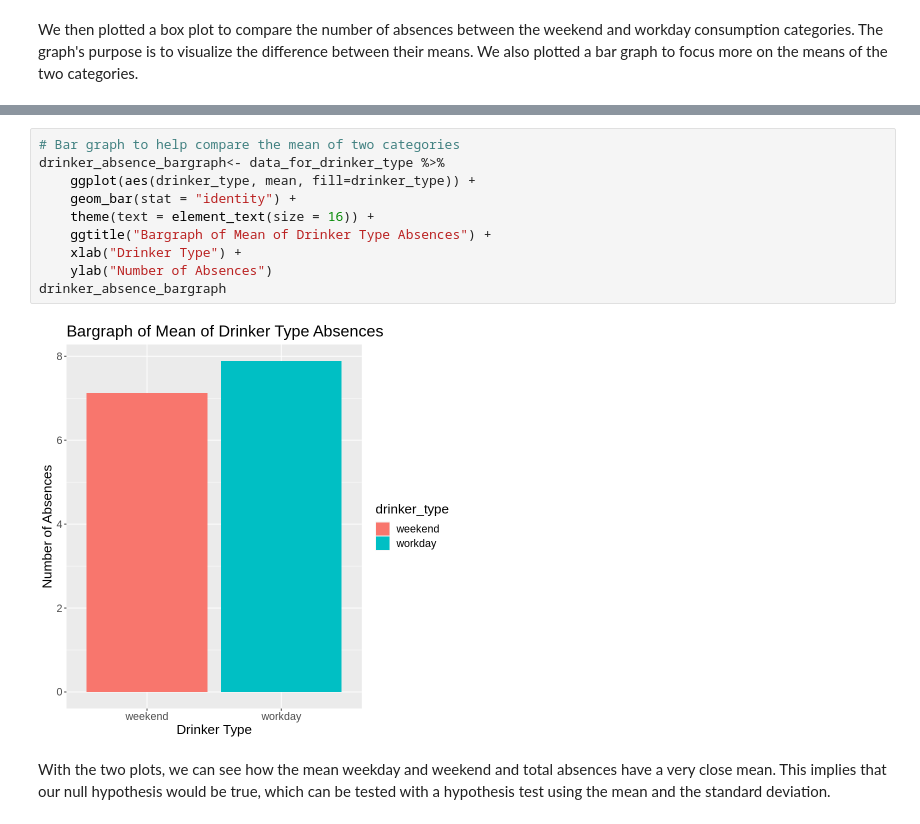
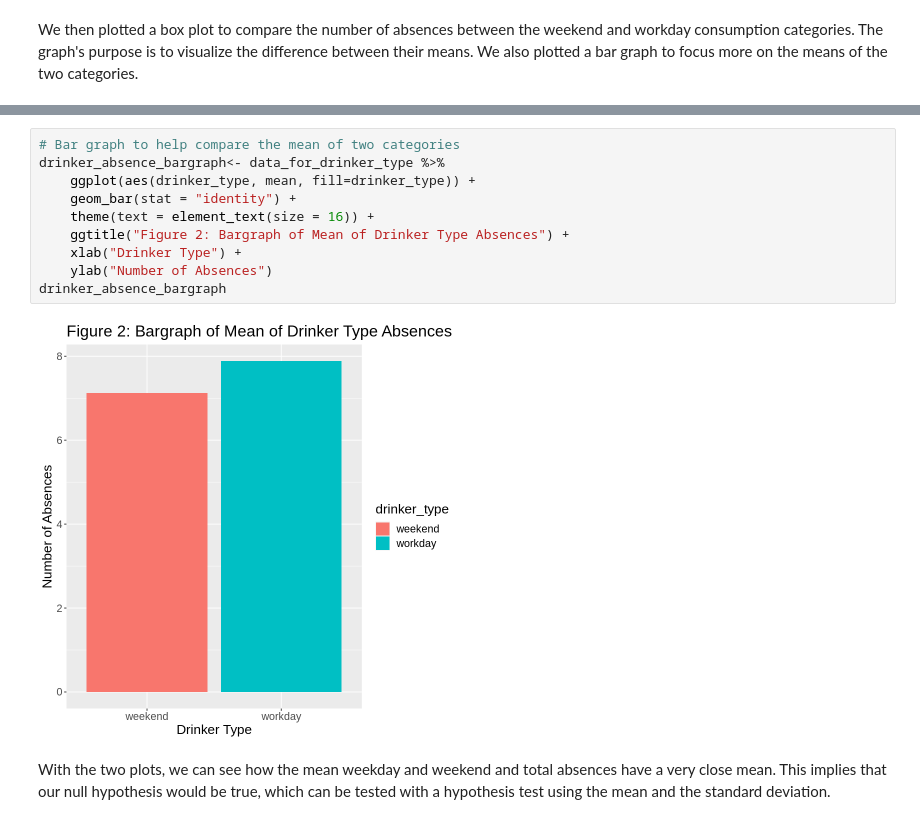
Before and after one commit to aaaaanniez/AlcoholAffect, a Jupyter notebook: Final_Report.ipynb, the cells around one changed output, grey strips where cells are left out. Saved outputs shown, nothing was run; the diff lists cells and outputs as text.

```diff
--- a/Final_Report.ipynb
+++ b/Final_Report.ipynb
@@ -188,15 +190,15 @@ drinkers_absence_boxplots
 # %%
 # Bar graph to help compare the mean of two categories
 drinker_absence_bargraph<- data_for_drinker_type %>%
     ggplot(aes(drinker_type, mean, fill=drinker_type)) +
     geom_bar(stat = "identity") +
     theme(text = element_text(size = 16)) +
-    ggtitle("Bargraph of Mean of Drinker Type Absences") +
+    ggtitle("Figure 2: Bargraph of Mean of Drinker Type Absences") +
     xlab("Drinker Type") +
     ylab("Number of Absences")
 drinker_absence_bargraph
 # %% [output]
-[figure, old version]
+[figure, new version]
 # %% [markdown]
 With the two plots, we can see how the mean weekday and weekend and total absences have a very close mean. This implies that our null hypothesis would be true, which can be tested with a hypothesis test using the mean and the standard deviation.
 # %% [markdown]
```
Also changed, not shown: parts of 26 cells of this notebook.
